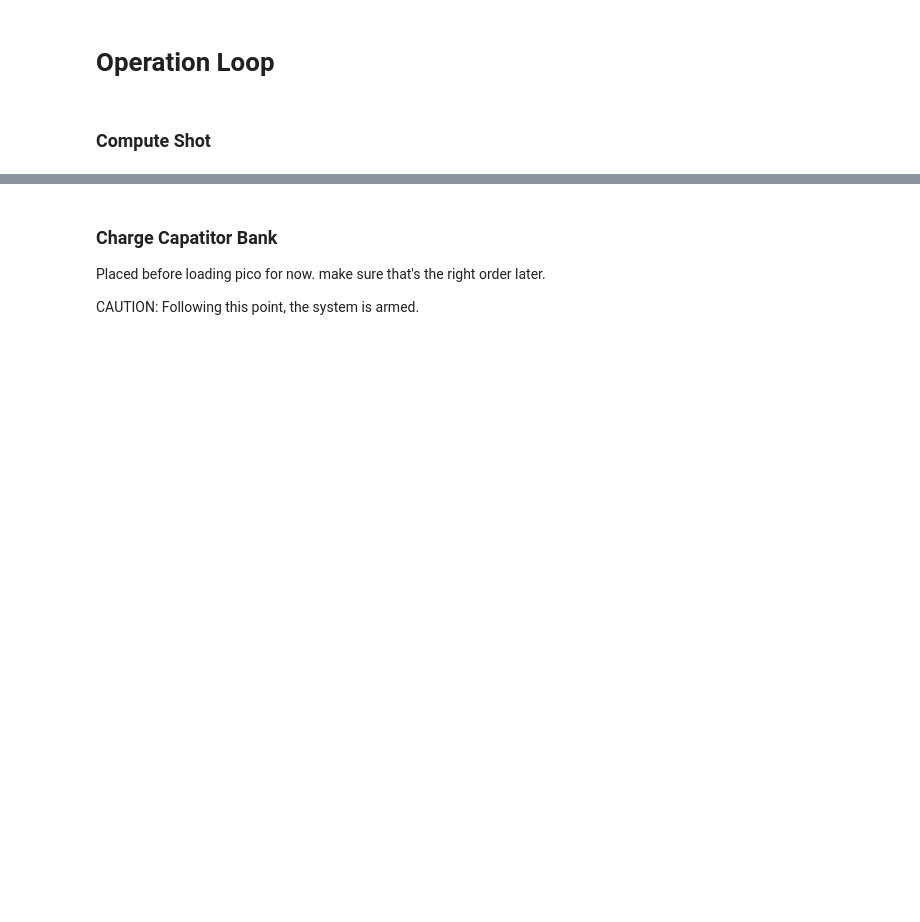
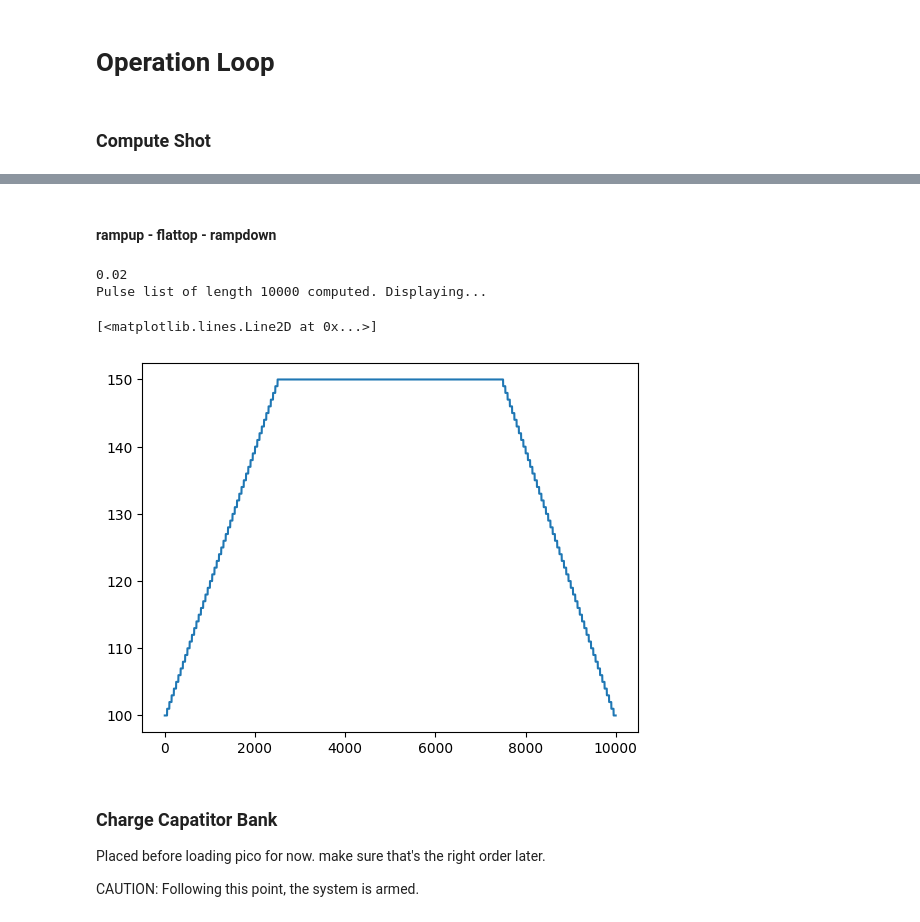
Before and after one commit to em-ep/cutiePi_controller, a Jupyter notebook: coil_test.ipynb, the cells around one changed output, grey strips where cells are left out. Saved outputs shown, nothing was run; the diff lists cells and outputs as text; code cells hidden in the pictures; blank space fills up the shorter version.

Commit message:
added simple data plotting after tests

```diff
--- a/coil_test.ipynb
+++ b/coil_test.ipynb
@@ -149,3 +146,42 @@ Pulse list of length 10000 computed. Displaying...
+# %% [markdown]
+#### rampup - flattop - rampdown
+# %%
+# Rampup to flattop to rampdown
+
+# Ramp up for the first 1/4 of operation
+ramp_length = int(math.floor(maximum/4))
+
+zero = 100
+target = 150
+inc = (target-zero)/ramp_length
+
+print(inc)
+
+num = zero
+for i in range(0, ramp_length):
+    pulseList.append(int(math.floor(num)))
+    num += inc
+
+num = target
+
+# Flattop for the middle 2/4
+for i in range(ramp_length + 1, ((ramp_length + 1) + ramp_length*2)):
+    pulseList.append(target)
+
+# Ramp down for the last 1/4
+for i in range(((ramp_length + 1) + ramp_length*2) + 1, maximum):
+    pulseList.append(int(math.floor(num)))
+    num -= inc
+
+print(f"Pulse list of length {maximum} computed. Displaying...")
+
+
+plt.plot(pulseList)
+# %% [output]
+0.02
+Pulse list of length 10000 computed. Displaying...
+[<matplotlib.lines.Line2D at 0x...>]
+[figure, added]
 # %% [markdown]
 ### Charge Capatitor Bank
 Placed before loading pico for now. make sure that's the right order later.
```
Also changed, not shown: parts of 10 cells of this notebook.
